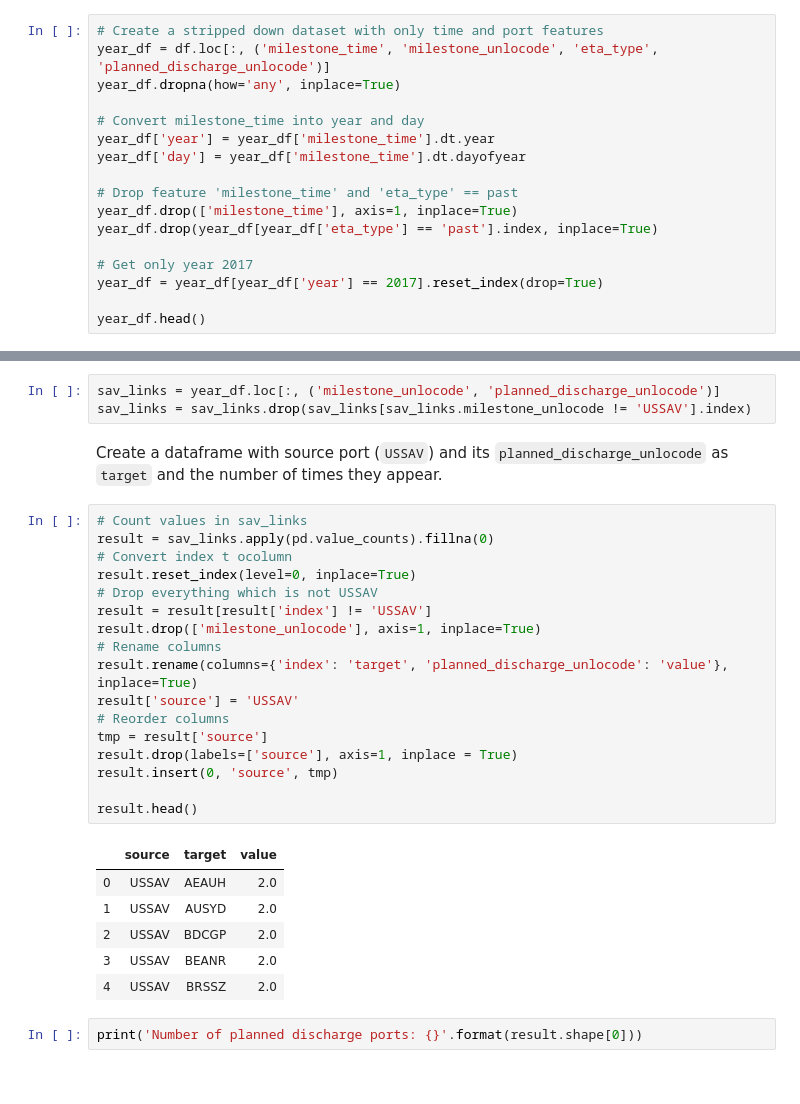
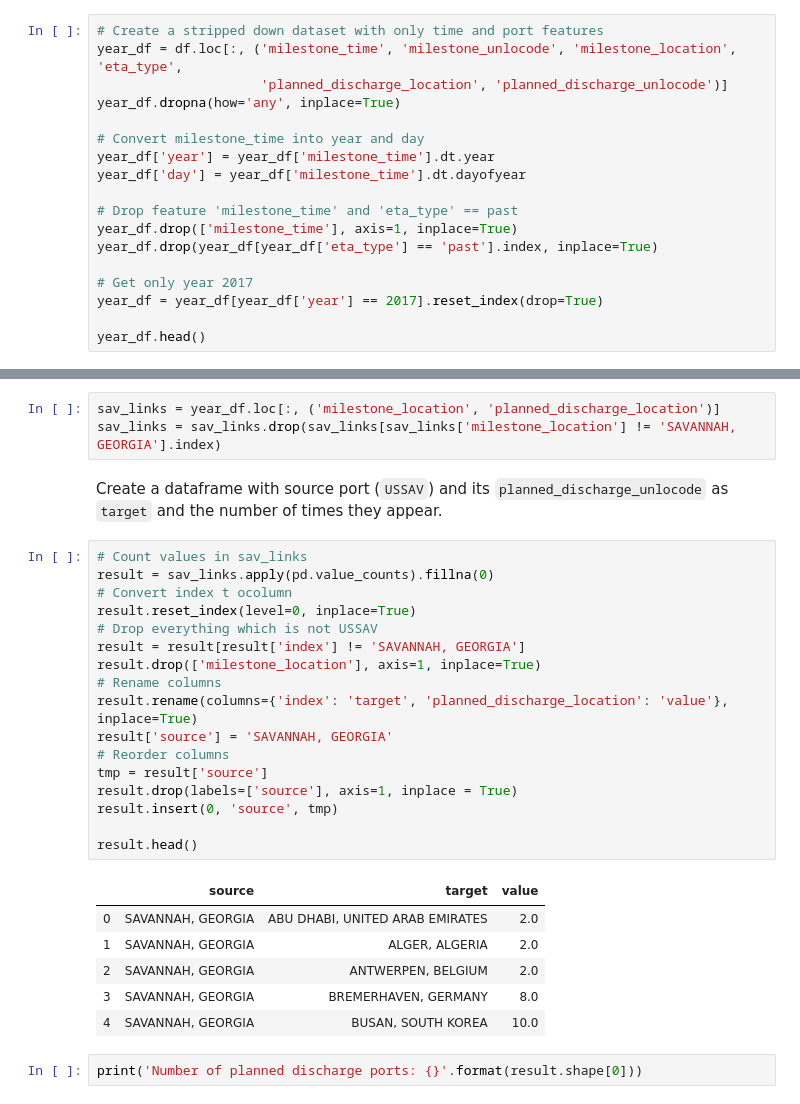
Before and after one commit to stephanosterburg/coding_challenges, a Jupyter notebook: clearmetal/notebook.ipynb, the cells around one changed output, grey strips where cells are left out. Saved outputs shown, nothing was run; the diff lists cells and outputs as text.

```diff
--- a/clearmetal/notebook.ipynb
+++ b/clearmetal/notebook.ipynb
@@ -443,7 +488,8 @@ These are the top 25 ports which are highly connected to the Port of Savannah ba
 We want to look at the relationship between `milestone_location` and `planned_discharge_location` based on `eta_type` if it is set to `future`.
 # %%
 # Create a stripped down dataset with only time and port features
-year_df = df.loc[:, ('milestone_time', 'milestone_unlocode', 'eta_type', 'planned_discharge_unlocode')]
+year_df = df.loc[:, ('milestone_time', 'milestone_unlocode', 'milestone_location', 'eta_type',
+                     'planned_discharge_location', 'planned_discharge_unlocode')]
 year_df.dropna(how='any', inplace=True)
 
 # Convert milestone_time into year and day
@@ -599,34 +647,34 @@ We can see on the right side of the graph `USSAV (Port of Savannah)` and see how
 # %% [markdown]
 ### Create the links for the Port of Savannah only
 # %%
-sav_links = year_df.loc[:, ('milestone_unlocode', 'planned_discharge_unlocode')]
-sav_links = sav_links.drop(sav_links[sav_links.milestone_unlocode != 'USSAV'].index)
+sav_links = year_df.loc[:, ('milestone_location', 'planned_discharge_location')]
+sav_links = sav_links.drop(sav_links[sav_links['milestone_location'] != 'SAVANNAH, GEORGIA'].index)
 # %% [markdown]
 Create a dataframe with source port (`USSAV`) and its `planned_discharge_unlocode` as `target` and the number of times they appear.
 # %%
 # Count values in sav_links
 result = sav_links.apply(pd.value_counts).fillna(0)
 # Convert index t ocolumn
 result.reset_index(level=0, inplace=True)
 # Drop everything which is not USSAV
-result = result[result['index'] != 'USSAV']
-result.drop(['milestone_unlocode'], axis=1, inplace=True)
+result = result[result['index'] != 'SAVANNAH, GEORGIA']
+result.drop(['milestone_location'], axis=1, inplace=True)
 # Rename columns
-result.rename(columns={'index': 'target', 'planned_discharge_unlocode': 'value'}, inplace=True)
-result['source'] = 'USSAV'
+result.rename(columns={'index': 'target', 'planned_discharge_location': 'value'}, inplace=True)
+result['source'] = 'SAVANNAH, GEORGIA'
 # Reorder columns
 tmp = result['source']
 result.drop(labels=['source'], axis=1, inplace = True)
 result.insert(0, 'source', tmp)
 
 result.head()
 # %% [output]
 |  | source | target | value |
-| 0 | USSAV | AEAUH | 2.0 |
-| 1 | USSAV | AUSYD | 2.0 |
-| 2 | USSAV | BDCGP | 2.0 |
-| 3 | USSAV | BEANR | 2.0 |
-| 4 | USSAV | BRSSZ | 2.0 |
+| 0 | SAVANNAH, GEORGIA | ABU DHABI, UNITED ARAB EMIRATES | 2.0 |
+| 1 | SAVANNAH, GEORGIA | ALGER, ALGERIA | 2.0 |
+| 2 | SAVANNAH, GEORGIA | ANTWERPEN, BELGIUM | 2.0 |
+| 3 | SAVANNAH, GEORGIA | BREMERHAVEN, GERMANY | 8.0 |
+| 4 | SAVANNAH, GEORGIA | BUSAN, SOUTH KOREA | 10.0 |
 # %%
 print('Number of planned discharge ports: {}'.format(result.shape[0]))
 # %% [output]
```
Also changed, not shown: parts of 24 cells of this notebook, 2 other files.
